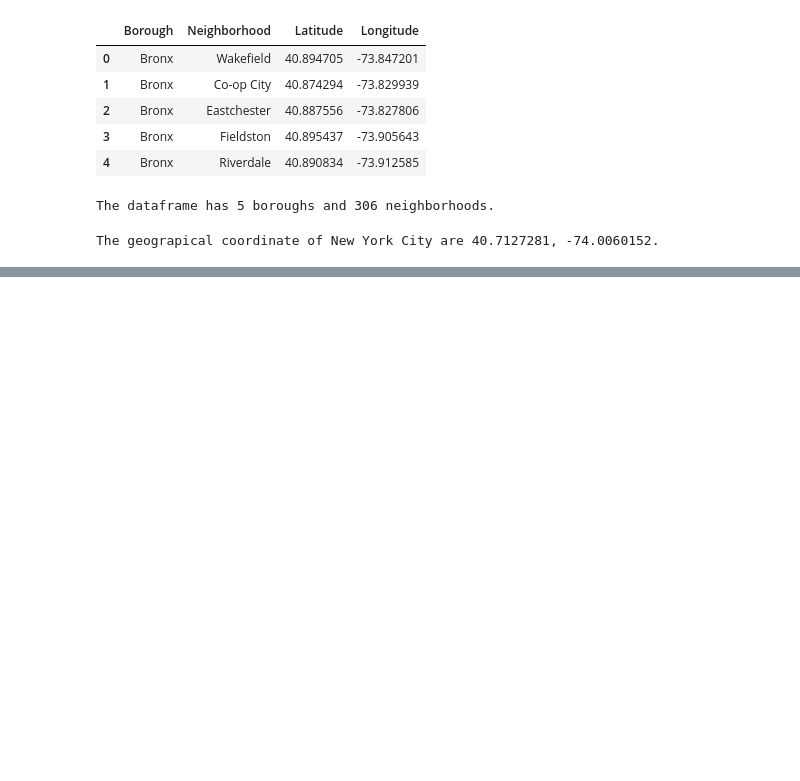
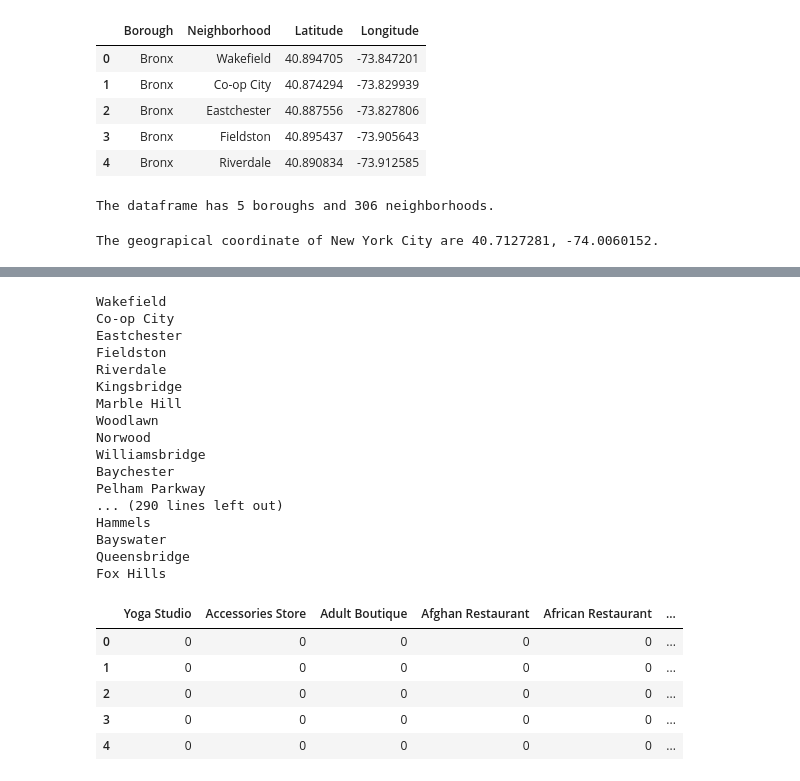
Before and after one commit to liliansleung/DataScienceProject, a Jupyter notebook: The Battle of Neighborhoods (Week 2).ipynb, the cells around one changed output, grey strips where cells are left out. Saved outputs shown, nothing was run; the diff lists cells and outputs as text; code cells hidden in the pictures; blank space fills up the shorter version.

```diff
--- a/The Battle of Neighborhoods (Week 2).ipynb
+++ b/The Battle of Neighborhoods (Week 2).ipynb
@@ -142,0 +254,17 @@ map_NewYork
+# %%
+CLIENT_ID = 'B2O1BRMNBOVNMIJLIZ5YJBEERJRG1SMDX4QHYXFZMY52AURX' # your Foursquare ID
+CLIENT_SECRET = 'FKF5OSNOPUXOH2HYZ0DM5E42W5XLWSEYPEB04R11J2BIAYGZ' # your Foursquare Secret
+VERSION = '20180604'
+radius=500
+LIMIT=100
+
+def get_category_type(row):
+    try:
+        categories_list = row['categories']
+    except:
+        categories_list = row['venue.categories']
+
+    if len(categories_list) == 0:
+        return None
+    else:
+        return categories_list[0]['name']
@@ -142,0 +311,40 @@ map_NewYork
+# %%
+New_York_venues = getNearbyVenues(names=NY_neighbor['Neighborhood'],
+                                   latitudes=NY_neighbor['Latitude'],
+                                   longitudes=NY_neighbor['Longitude']
+                                  )
+
+New_York_onehot = pd.get_dummies(New_York_venues[['Venue Category']], prefix="", prefix_sep="")
+
+# add neighborhood column back to dataframe
+New_York_onehot['Neighborhood'] = New_York_venues['Neighborhood']
+
+# move neighborhood column to the first column
+fixed_columns = [New_York_onehot.columns[-1]] + list(New_York_onehot.columns[:-1])
+New_York_onehot = New_York_onehot[fixed_columns]
+
+New_York_onehot.head()
+# %% [output]
+Wakefield
+Co-op City
+Eastchester
+Fieldston
+Riverdale
+Kingsbridge
+Marble Hill
+Woodlawn
+Norwood
+Williamsbridge
+Baychester
+Pelham Parkway
+... (290 lines left out)
+Hammels
+Bayswater
+Queensbridge
+Fox Hills
+|  | Yoga Studio | Accessories Store | Adult Boutique | Afghan Restaurant | African Restaurant | ... |
+| 0 | 0 | 0 | 0 | 0 | 0 | ... |
+| 1 | 0 | 0 | 0 | 0 | 0 | ... |
+| 2 | 0 | 0 | 0 | 0 | 0 | ... |
+| 3 | 0 | 0 | 0 | 0 | 0 | ... |
+| 4 | 0 | 0 | 0 | 0 | 0 | ... |
```
Also changed, not shown: parts of 10 cells of this notebook.
